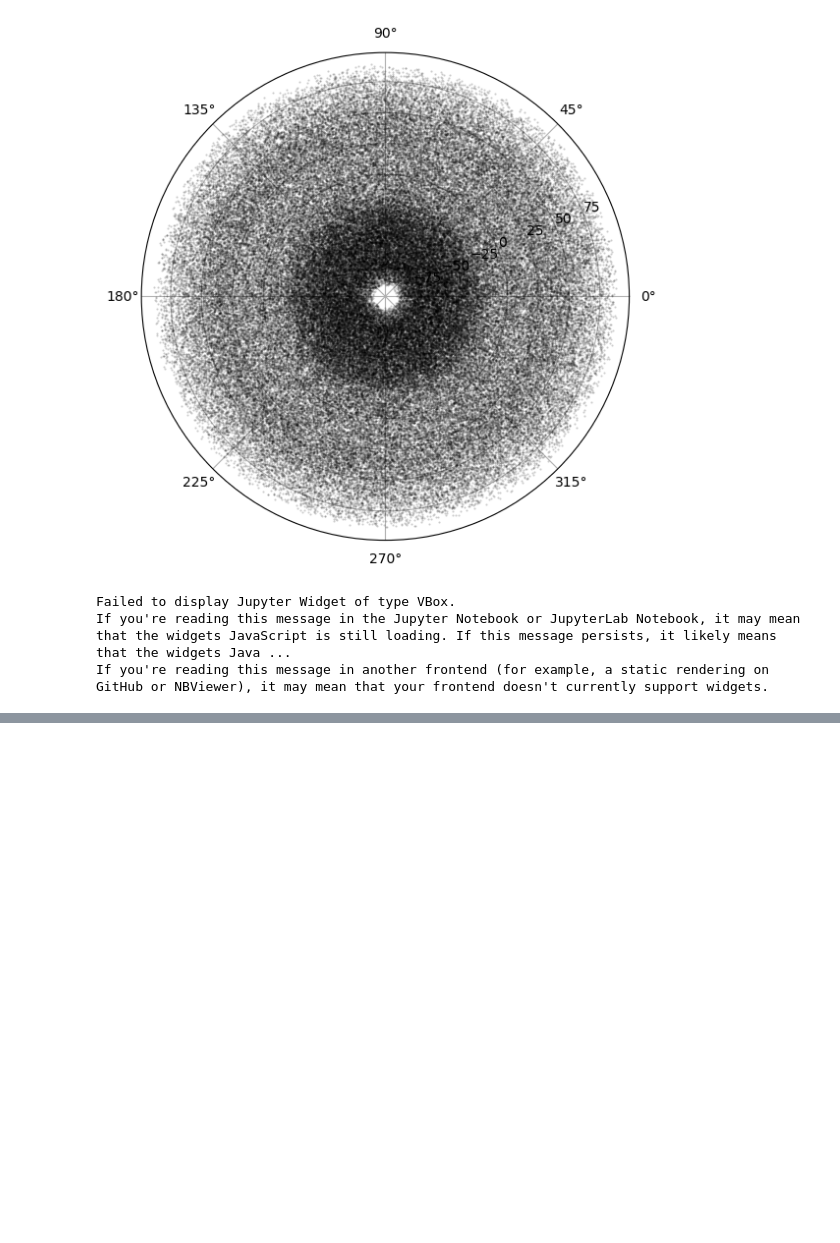
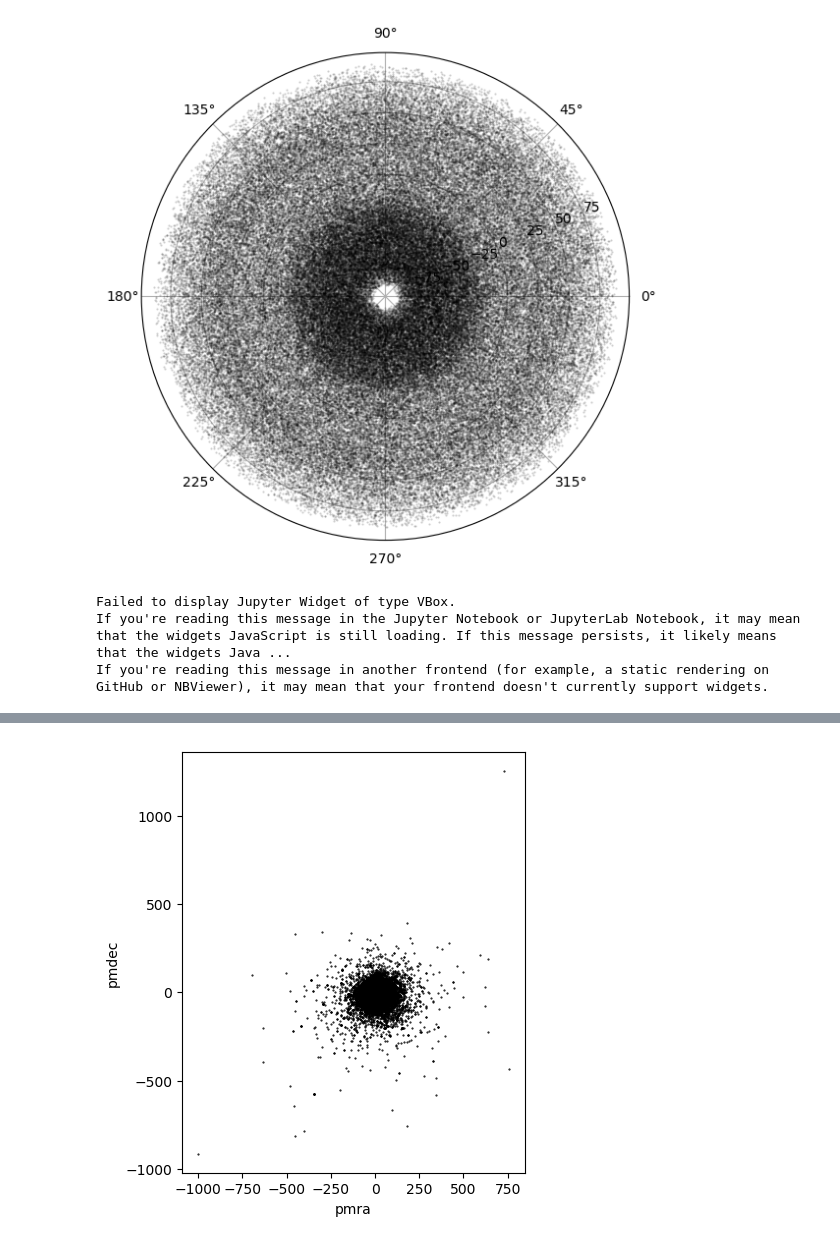
Before and after one commit to erumelhart/astr499research, a Jupyter notebook: gaia_data_search.ipynb, the cells around one changed output, grey strips where cells are left out. Saved outputs shown, nothing was run; the diff lists cells and outputs as text; code cells hidden in the pictures; blank space fills up the shorter version.

```diff
--- a/gaia_data_search.ipynb
+++ b/gaia_data_search.ipynb
@@ -156,3 +156,5 @@ ipv.quickscatter(ra, dec, plx, size=0.15, color="blue")
 Failed to display Jupyter Widget of type VBox.
 If you're reading this message in the Jupyter Notebook or JupyterLab Notebook, it may mean that the widgets JavaScript is still loading. If this message persists, it likely means that the widgets Java ...
 If you're reading this message in another frontend (for example, a static rendering on GitHub or NBViewer), it may mean that your frontend doesn't currently support widgets.
+# %%
+ravetable = QTable.read('rave_tgas_query.csv', format='csv')
@@ -158,0 +181,14 @@ If you're reading this message in another frontend (for example, a static render
+# %%
+plt.style.use('default')
+fig = plt.figure()
+ax = fig.add_subplot(111, aspect='equal')
+#fig.set_size_inches(8,8)
+
+fig.tight_layout()
+
+ax.set_ylabel("pmdec")
+ax.set_xlabel("pmra")
+
+ax.plot(ravetable['pmRA_TGAS'], ravetable['pmDE_TGAS'], color='k', marker='.', markersize=1, linestyle='None');
+# %% [output]
+[figure, added]
```
Also changed, not shown: parts of 4 cells of this notebook.
